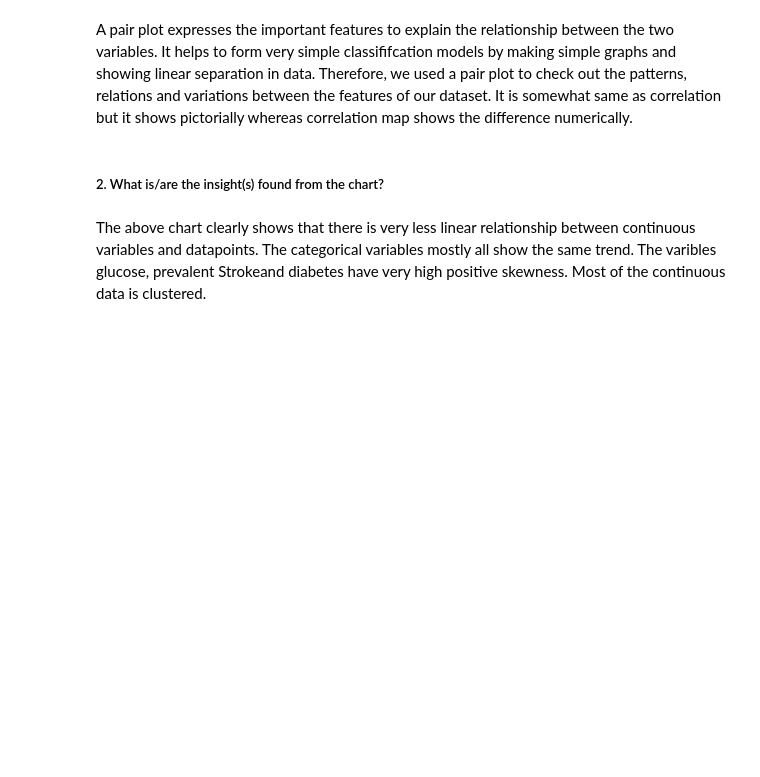
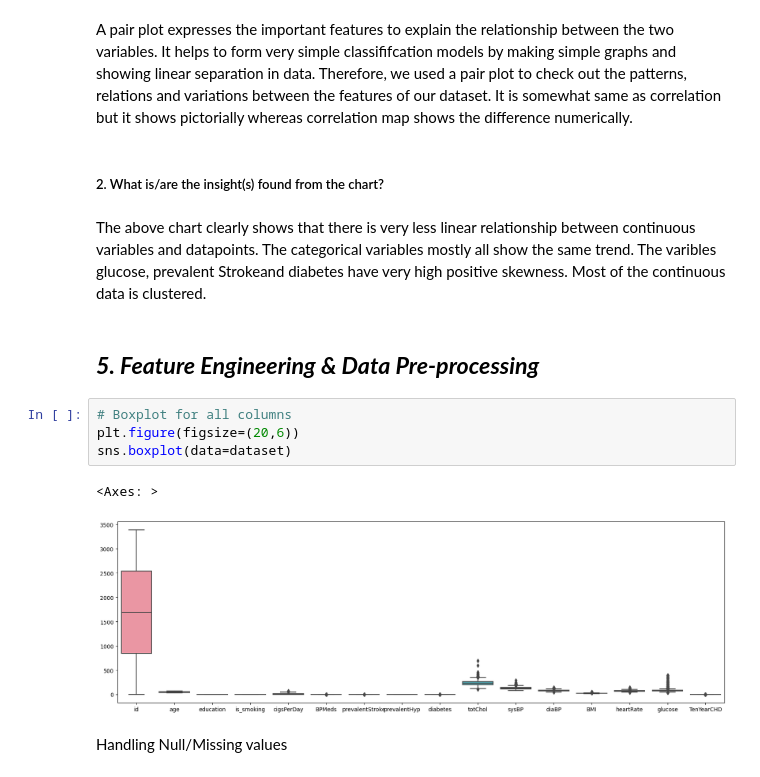
Before and after one commit to ideepakpal/Cardio-Vascular-Disease-Prediction, a Jupyter notebook: Cardiovascular-Classification.ipynb, the cells around one changed output. Saved outputs shown, nothing was run; the diff lists cells and outputs as text; blank space fills up the shorter version.

Commit message:
feature engineering

```diff
--- a/Cardiovascular-Classification.ipynb
+++ b/Cardiovascular-Classification.ipynb
@@ -710,3 +710,14 @@ A pair plot expresses the important features to explain the relationship between
 ##### 2. What is/are the insight(s) found from the chart?
 # %% [markdown]
 The above chart clearly shows that there is very less linear relationship between continuous variables and datapoints. The categorical variables mostly all show the same trend. The varibles glucose, prevalent Strokeand diabetes have very high positive skewness. Most of the continuous data is clustered.
+# %% [markdown]
+## ***5. Feature Engineering & Data Pre-processing***
+# %%
+# Boxplot for all columns
+plt.figure(figsize=(20,6))
+sns.boxplot(data=dataset)
+# %% [output]
+<Axes: >
+[figure, added]
+# %% [markdown]
+Handling Null/Missing values
```
Also changed, not shown: parts of 18 cells of this notebook.
